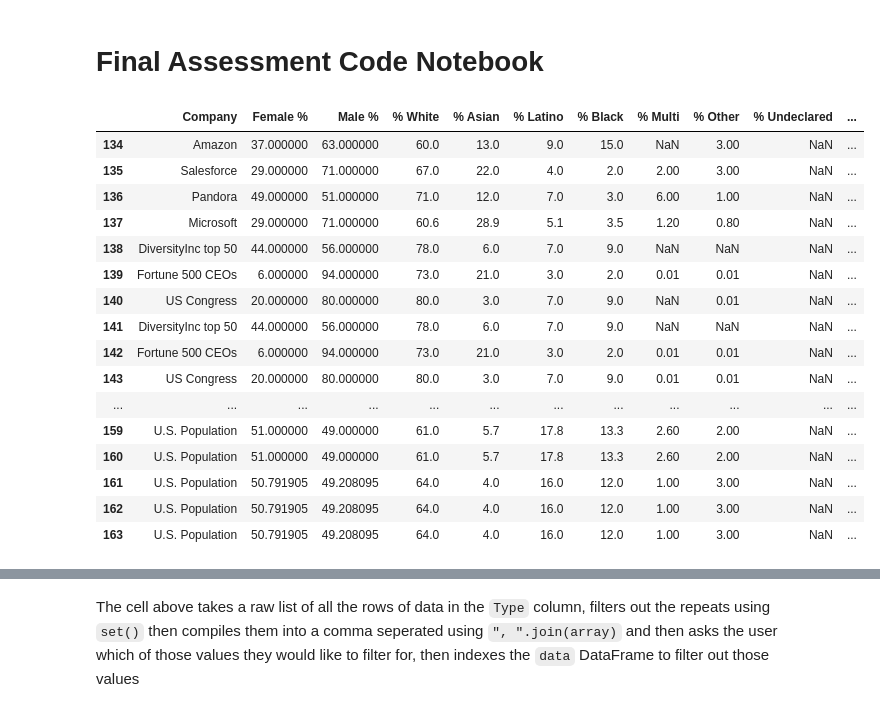
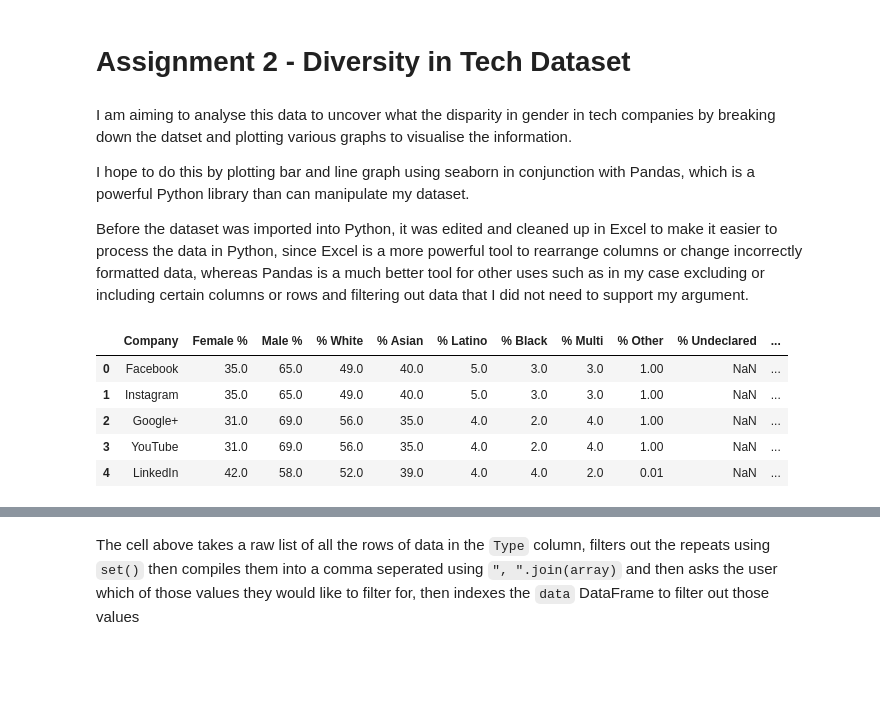
Before and after one commit to Elisabethzl/final_assesment_AB09137, a Jupyter notebook: women_in_tech.ipynb, the cells around one changed output, grey strips where cells are left out. Drawn from its saved outputs; the diff is of its cells as text; code cells hidden in the pictures; blank space fills up the shorter version.

Commit message:
Update women_in_tech.ipynb
final changes

```diff
--- a/women_in_tech.ipynb
+++ b/women_in_tech.ipynb
@@ -1,5 +1,13 @@
-# %% [markdown]
-# Final Assessment Code Notebook
+# %% [markdown]
+# Assignment 2 - Diversity in Tech Dataset
+# %% [markdown]
+I am aiming to analyse this data to uncover what the disparity in gender in tech companies by breaking down the datset and plotting various graphs to visualise the information.
+
+
+I hope to do this by plotting bar and line graph using seaborn in conjunction with Pandas, which is a powerful Python library than can manipulate my dataset.
+
+
+Before the dataset was imported into Python, it was edited and cleaned up in Excel to make it easier to process the data in Python, since Excel is a more powerful tool to rearrange columns or change incorrectly formatted data, whereas Pandas is a much better tool for other uses such as in my case excluding or including certain columns or rows and filtering out data that I did not need to support my argument.
 # %%
 ## Imports for the varius libaraies
 import pandas as pd
@@ -11,24 +19,13 @@ sns.set_theme()
 # %%
 ## Import the excel spreadsheet
 data=pd.read_excel("data/final2.xlsx")
 
 ## Get the head of data to check its all in order
-data.tail(30)
+data.head()
 # %% [output]
 |  | Company | Female % | Male % | % White | % Asian | % Latino | % Black | % Multi | % Other | % Undeclared | ... |
-| 134 | Amazon | 37.000000 | 63.000000 | 60.0 | 13.0 | 9.0 | 15.0 | NaN | 3.00 | NaN | ... |
-| 135 | Salesforce | 29.000000 | 71.000000 | 67.0 | 22.0 | 4.0 | 2.0 | 2.00 | 3.00 | NaN | ... |
-| 136 | Pandora | 49.000000 | 51.000000 | 71.0 | 12.0 | 7.0 | 3.0 | 6.00 | 1.00 | NaN | ... |
-| 137 | Microsoft | 29.000000 | 71.000000 | 60.6 | 28.9 | 5.1 | 3.5 | 1.20 | 0.80 | NaN | ... |
-| 138 | DiversityInc top 50 | 44.000000 | 56.000000 | 78.0 | 6.0 | 7.0 | 9.0 | NaN | NaN | NaN | ... |
-| 139 | Fortune 500 CEOs | 6.000000 | 94.000000 | 73.0 | 21.0 | 3.0 | 2.0 | 0.01 | 0.01 | NaN | ... |
-| 140 | US Congress | 20.000000 | 80.000000 | 80.0 | 3.0 | 7.0 | 9.0 | NaN | 0.01 | NaN | ... |
-| 141 | DiversityInc top 50 | 44.000000 | 56.000000 | 78.0 | 6.0 | 7.0 | 9.0 | NaN | NaN | NaN | ... |
-| 142 | Fortune 500 CEOs | 6.000000 | 94.000000 | 73.0 | 21.0 | 3.0 | 2.0 | 0.01 | 0.01 | NaN | ... |
-| 143 | US Congress | 20.000000 | 80.000000 | 80.0 | 3.0 | 7.0 | 9.0 | 0.01 | 0.01 | NaN | ... |
-| ... | ... | ... | ... | ... | ... | ... | ... | ... | ... | ... | ... |
-| 159 | U.S. Population | 51.000000 | 49.000000 | 61.0 | 5.7 | 17.8 | 13.3 | 2.60 | 2.00 | NaN | ... |
-| 160 | U.S. Population | 51.000000 | 49.000000 | 61.0 | 5.7 | 17.8 | 13.3 | 2.60 | 2.00 | NaN | ... |
-| 161 | U.S. Population | 50.791905 | 49.208095 | 64.0 | 4.0 | 16.0 | 12.0 | 1.00 | 3.00 | NaN | ... |
-| 162 | U.S. Population | 50.791905 | 49.208095 | 64.0 | 4.0 | 16.0 | 12.0 | 1.00 | 3.00 | NaN | ... |
-| 163 | U.S. Population | 50.791905 | 49.208095 | 64.0 | 4.0 | 16.0 | 12.0 | 1.00 | 3.00 | NaN | ... |
+| 0 | Facebook | 35.0 | 65.0 | 49.0 | 40.0 | 5.0 | 3.0 | 3.0 | 1.00 | NaN | ... |
+| 1 | Instagram | 35.0 | 65.0 | 49.0 | 40.0 | 5.0 | 3.0 | 3.0 | 1.00 | NaN | ... |
+| 2 | Google+ | 31.0 | 69.0 | 56.0 | 35.0 | 4.0 | 2.0 | 4.0 | 1.00 | NaN | ... |
+| 3 | YouTube | 31.0 | 69.0 | 56.0 | 35.0 | 4.0 | 2.0 | 4.0 | 1.00 | NaN | ... |
+| 4 | LinkedIn | 42.0 | 58.0 | 52.0 | 39.0 | 4.0 | 4.0 | 2.0 | 0.01 | NaN | ... |
```
Also changed, not shown: parts of 26 cells of this notebook.
